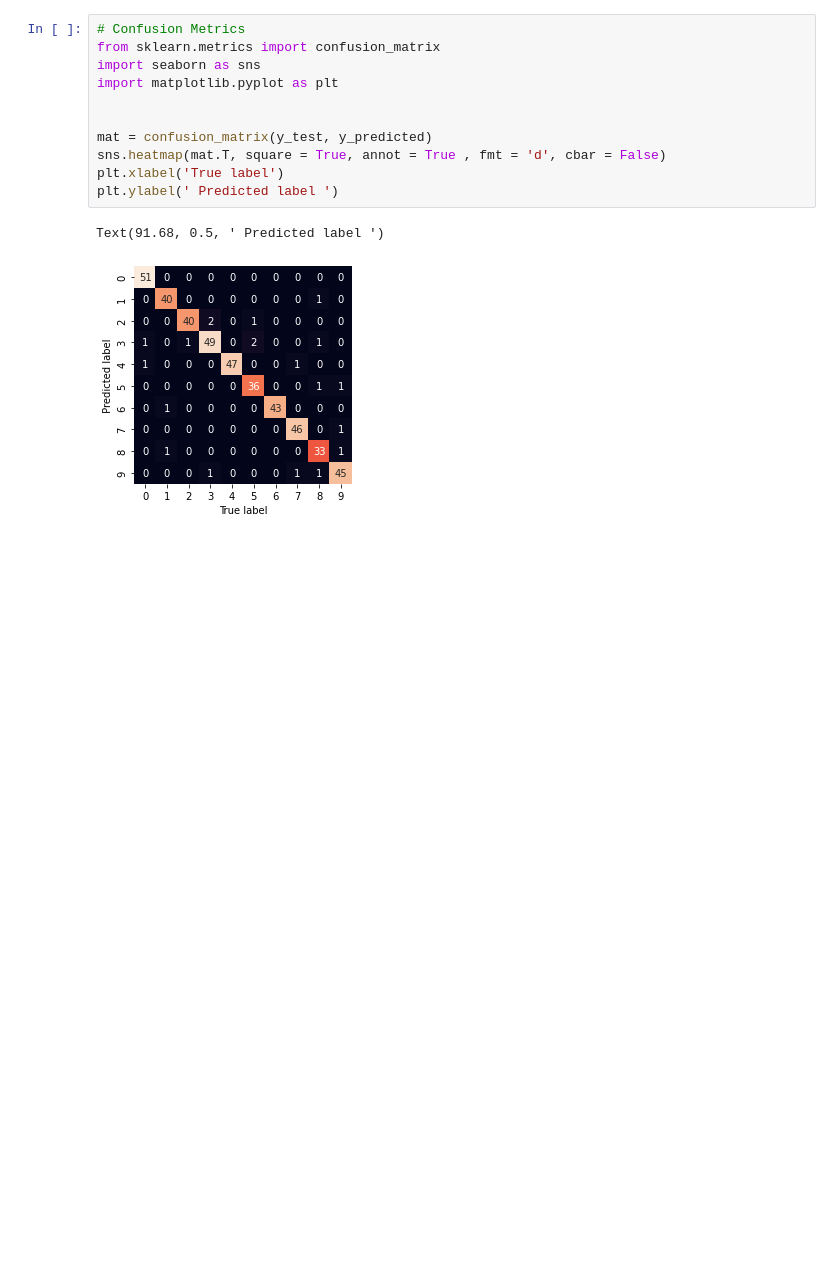
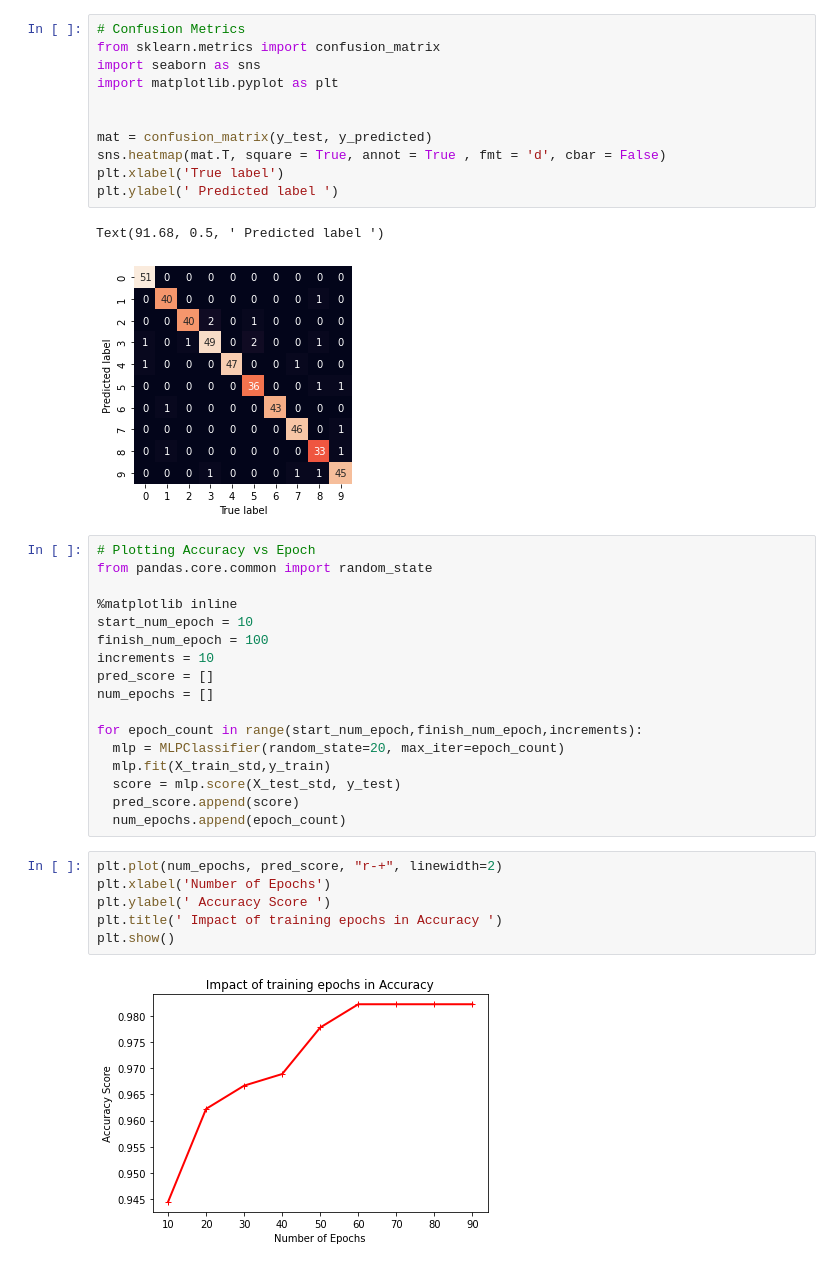
Before and after one commit to SachinSharma6174/neural_network, a Jupyter notebook: MultilayerPerceptron.ipynb, the cells around one changed output. Cells and saved outputs as stored; diff of their text form; blank space fills up the shorter version.

```diff
--- a/MultilayerPerceptron.ipynb
+++ b/MultilayerPerceptron.ipynb
@@ -102,3 +102,28 @@ plt.ylabel(' Predicted label ')
 # %% [output]
 Text(91.68, 0.5, ' Predicted label ')
 [figure]
+# %%
+# Plotting Accuracy vs Epoch
+from pandas.core.common import random_state
+
+%matplotlib inline
+start_num_epoch = 10
+finish_num_epoch = 100
+increments = 10
+pred_score = []
+num_epochs = []
+
+for epoch_count in range(start_num_epoch,finish_num_epoch,increments):
+  mlp = MLPClassifier(random_state=20, max_iter=epoch_count)
+  mlp.fit(X_train_std,y_train)
+  score = mlp.score(X_test_std, y_test)
+  pred_score.append(score)
+  num_epochs.append(epoch_count)
+# %%
+plt.plot(num_epochs, pred_score, "r-+", linewidth=2)
+plt.xlabel('Number of Epochs')
+plt.ylabel(' Accuracy Score ')
+plt.title(' Impact of training epochs in Accuracy ')
+plt.show()
+# %% [output]
+[figure, added]
```
